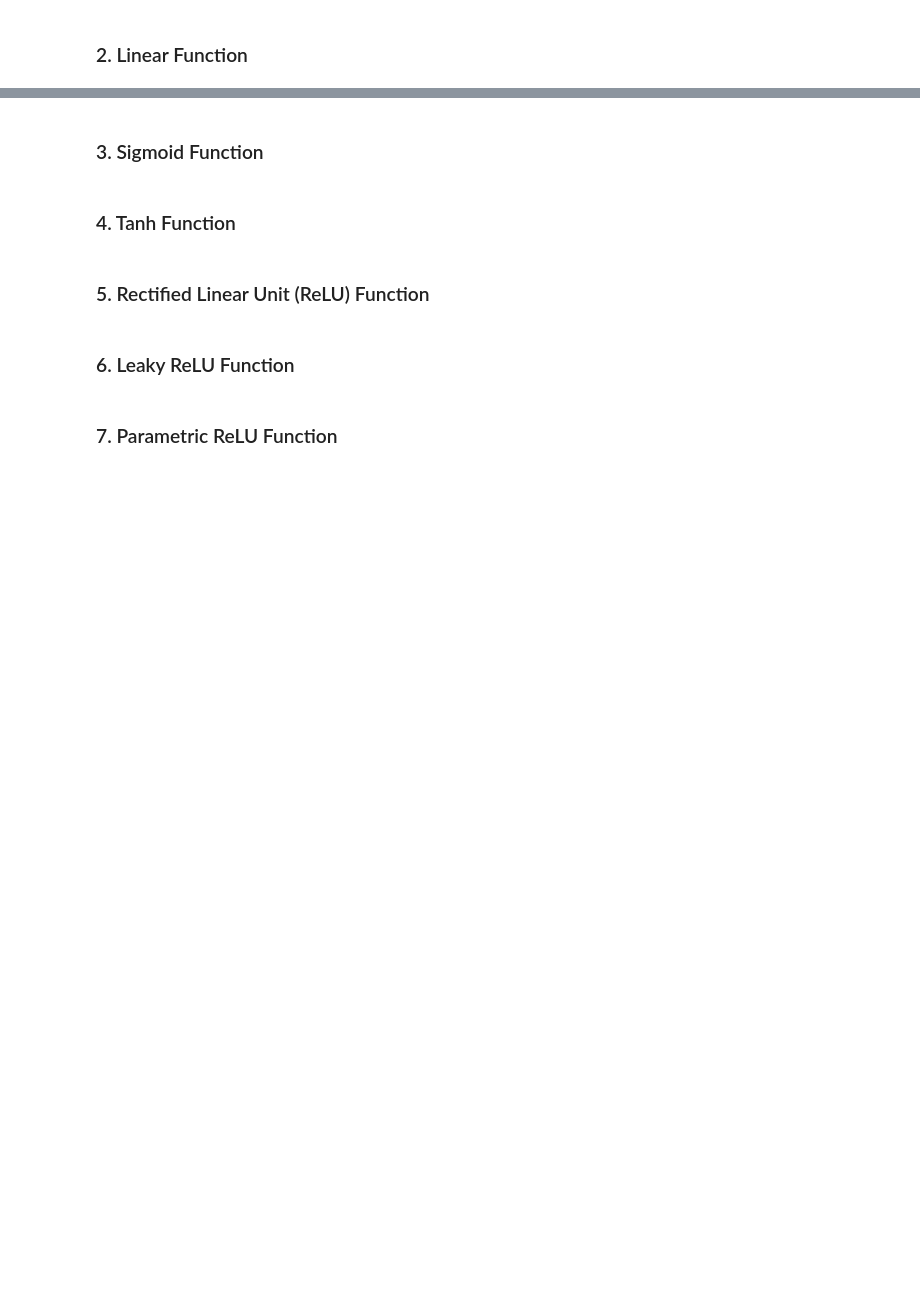
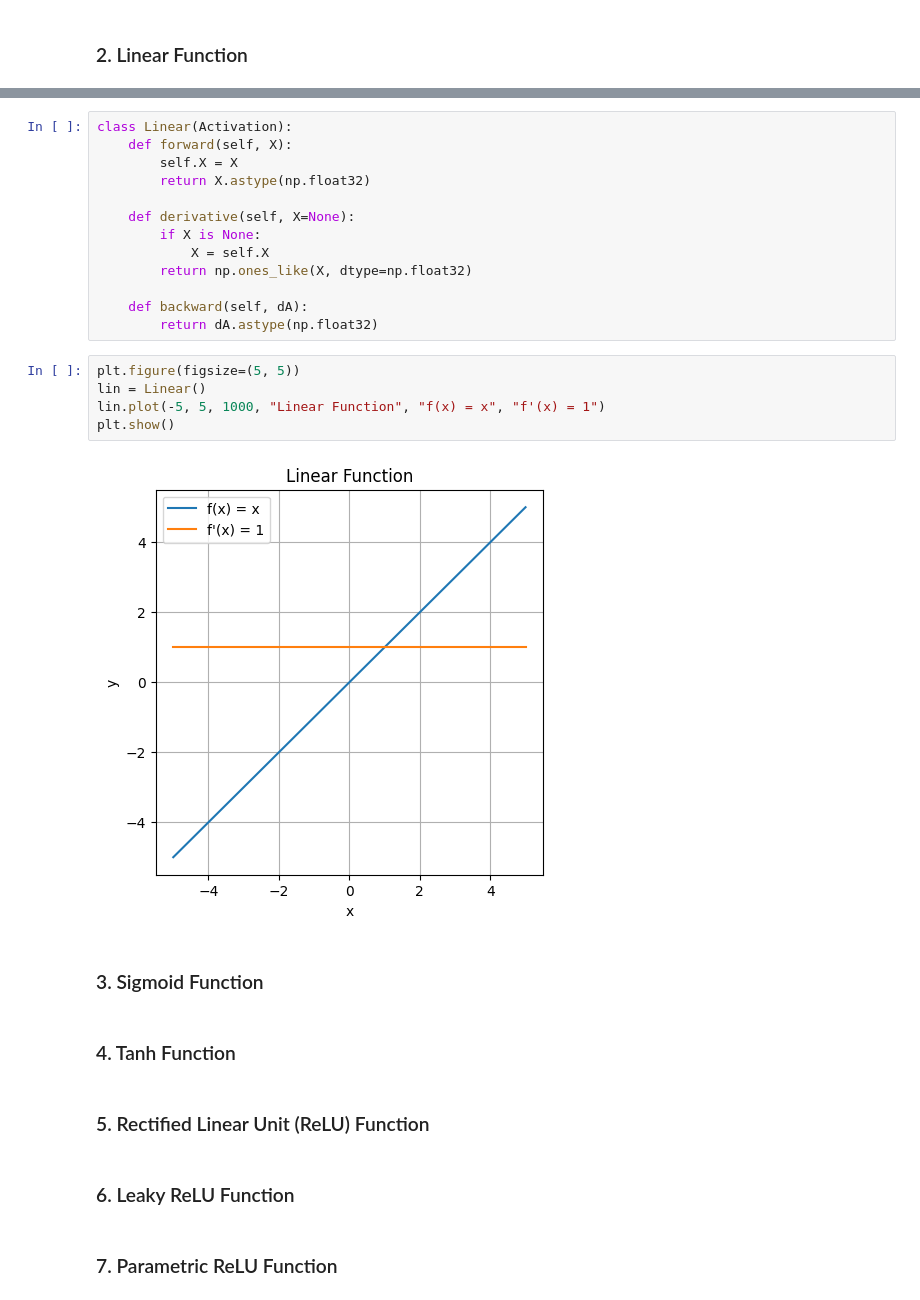
Before and after one commit to ikabrain/UCS761-Deep-Learning-Lab, a Jupyter notebook: DL_assign5.ipynb, the cells around one changed output, grey strips where cells are left out. Cells and saved outputs as stored; diff of their text form; blank space fills up the shorter version.

Commit message:
feat(assign5): implement linear fn

```diff
--- a/DL_assign5.ipynb
+++ b/DL_assign5.ipynb
@@ -100,3 +108,23 @@ plt.show()
+# %%
+class Linear(Activation):
+    def forward(self, X):
+        self.X = X
+        return X.astype(np.float32)
+
+    def derivative(self, X=None):
+        if X is None:
+            X = self.X
+        return np.ones_like(X, dtype=np.float32)
+
+    def backward(self, dA):
+        return dA.astype(np.float32)
+# %%
+plt.figure(figsize=(5, 5))
+lin = Linear()
+lin.plot(-5, 5, 1000, "Linear Function", "f(x) = x", "f'(x) = 1")
+plt.show()
+# %% [output]
+[figure, added]
 # %% [markdown]
 ### 3. Sigmoid Function
 # %% [markdown]
```
Also changed, not shown: parts of 4 cells of this notebook.
